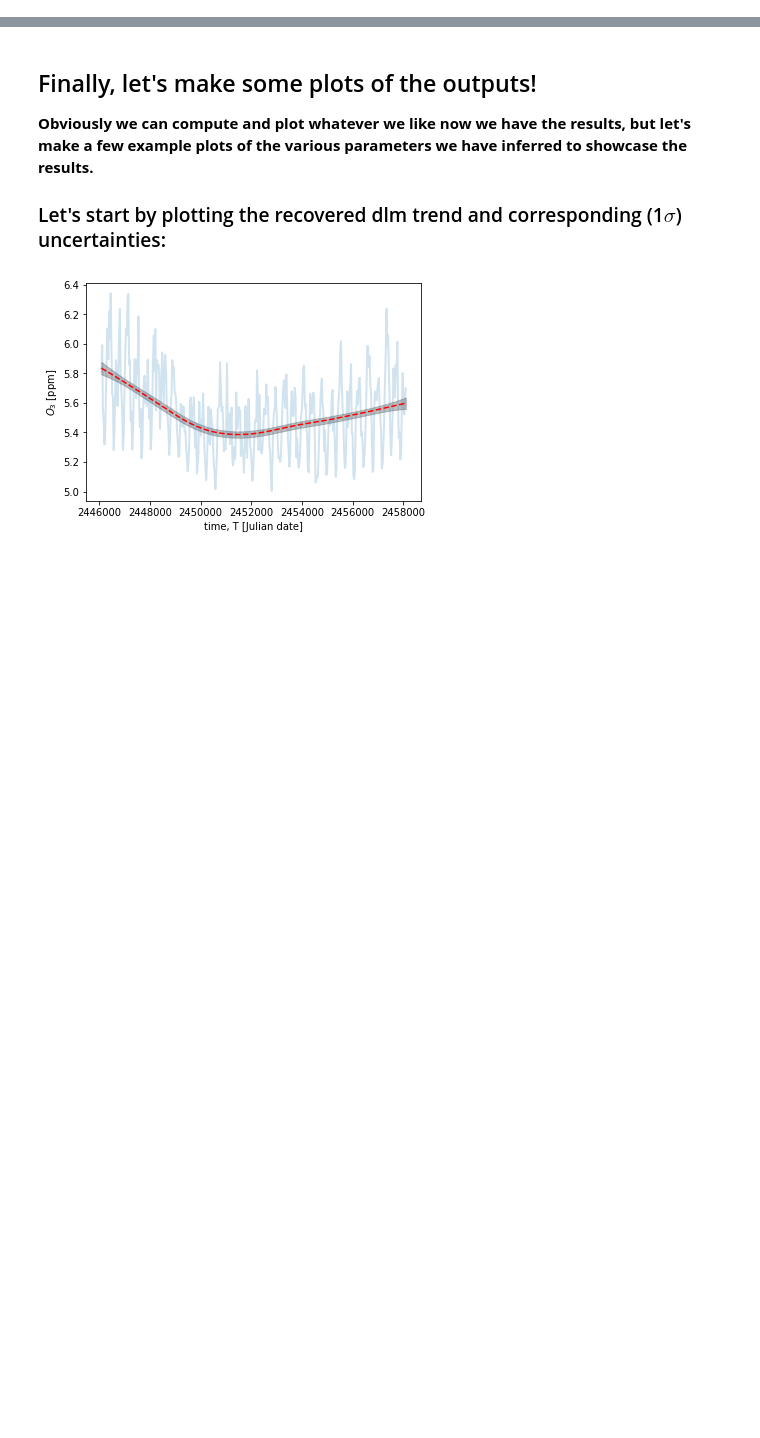
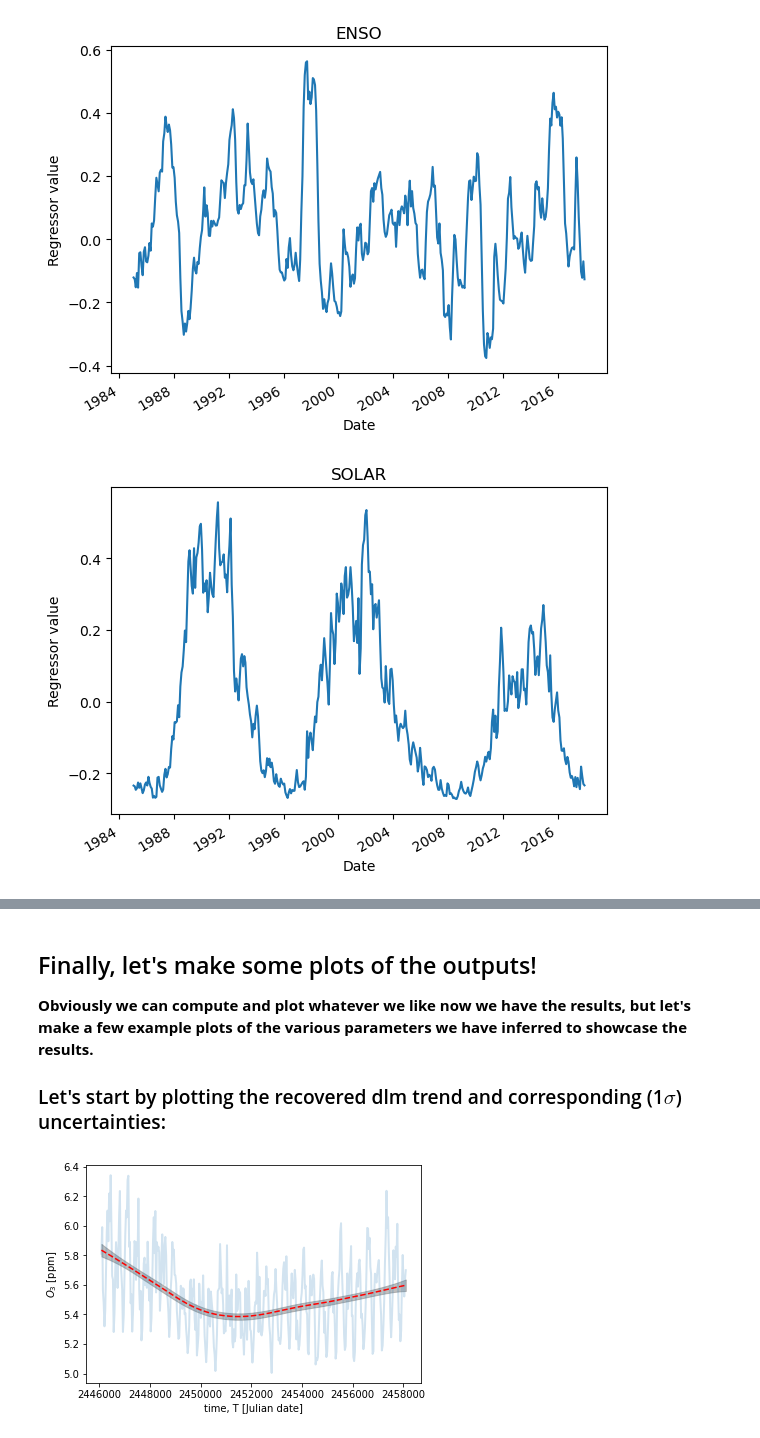
Before and after one commit to sean-m-davis-NOAA/dlmmc, a Jupyter notebook: dlm_tutorial.ipynb, the cells around one changed output, grey strips where cells are left out. Drawn from its saved outputs; the diff is of its cells as text; code cells hidden in the pictures; blank space fills up the shorter version.

```diff
--- a/dlm_tutorial.ipynb
+++ b/dlm_tutorial.ipynb
@@ -284,0 +77,31 @@ rhoAR1 = fit.extract()['rhoAR1']
+# %%
+# Decode each IDL Julian time column and interpolate with xarray onto the data dates
+def interpolate_regressor(path, column):
+    values = np.loadtxt(path)
+    regressor_time = pd.to_datetime(values[:, 0], unit='D', origin='julian')
+    regressor = xr.DataArray(
+        values[:, column],
+        coords={'time': regressor_time},
+        dims=('time',),
+    )
+    return regressor.interp(time=time).to_numpy()
+
+enso = interpolate_regressor('regressors/ENSO_MEI_1950_201802.txt', 1)
+solar = interpolate_regressor('regressors/Flux_F30_monthly_195111_201803_absolute.txt', 1)
+qbo30 = interpolate_regressor('regressors/multi_qbo30_1953_2018.txt', 1)
+qbo50 = interpolate_regressor('regressors/multi_qbo50_1953_2018.txt', 1)
+saod = interpolate_regressor('regressors/sad_1979_2017_10deg_60S_60N.txt', latitude + 1)
+
+regressor_names = ['ENSO', 'SOLAR', 'QBO30', 'QBO50', 'SAOD']
+regressors = np.column_stack([enso, solar, qbo30, qbo50, saod])
+
+for name, values in zip(regressor_names, (enso, solar, qbo30, qbo50, saod)):
+    plt.plot(time, values)
+    plt.title(name)
+    plt.xlabel('Date')
+    plt.ylabel('Regressor value')
+    plt.gcf().autofmt_xdate()
+    plt.show()
+# %% [output]
+[figure, added]
+[figure, added]
```
Also changed, not shown: parts of 34 cells of this notebook.
